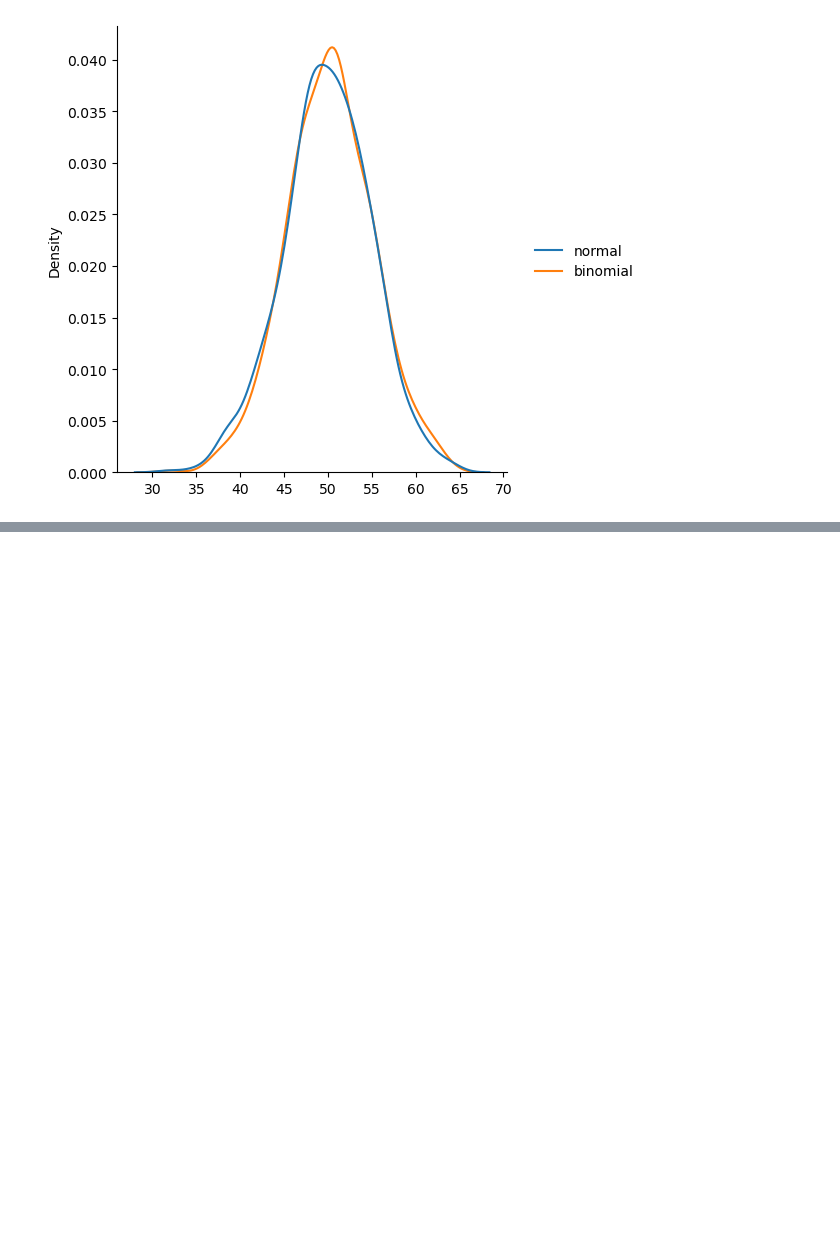
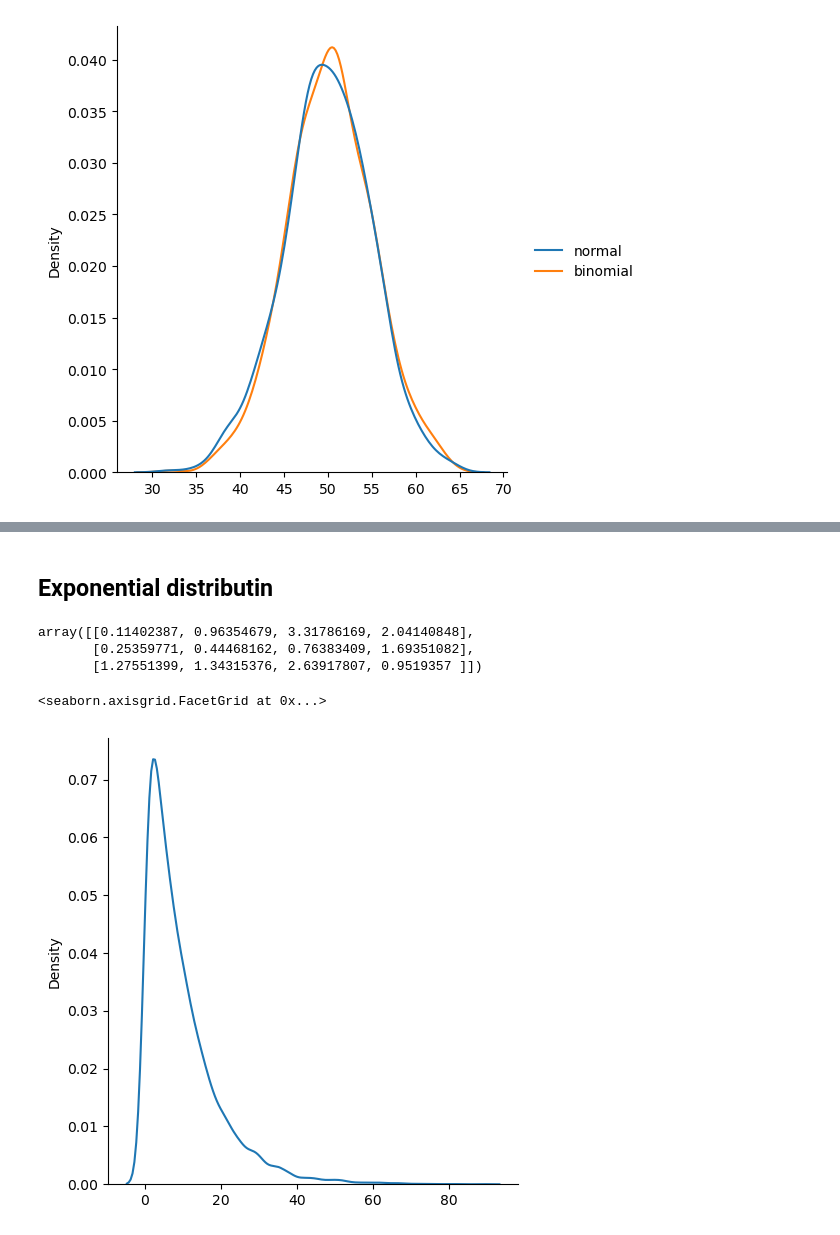
Before and after one commit to aniket15111/python_learning, a Jupyter notebook: Day14/numpy.ipynb, the cells around one changed output, grey strips where cells are left out. Saved outputs shown, nothing was run; the diff lists cells and outputs as text; code cells hidden in the pictures; blank space fills up the shorter version.

```diff
--- a/Day14/numpy.ipynb
+++ b/Day14/numpy.ipynb
@@ -496,0 +539,14 @@ plt.show()
+# %% [markdown]
+## Exponential distributin
+# %%
+x=random.exponential(scale=2,size=(3,4))
+x
+# %% [output]
+array([[0.11402387, 0.96354679, 3.31786169, 2.04140848],
+       [0.25359771, 0.44468162, 0.76383409, 1.69351082],
+       [1.27551399, 1.34315376, 2.63917807, 0.9519357 ]])
+# %%
+sns.displot(random.exponential(scale=10,size=10000),kind='kde')
+# %% [output]
+<seaborn.axisgrid.FacetGrid at 0x...>
+[figure, added]
```
Also changed, not shown: parts of 36 cells of this notebook.
